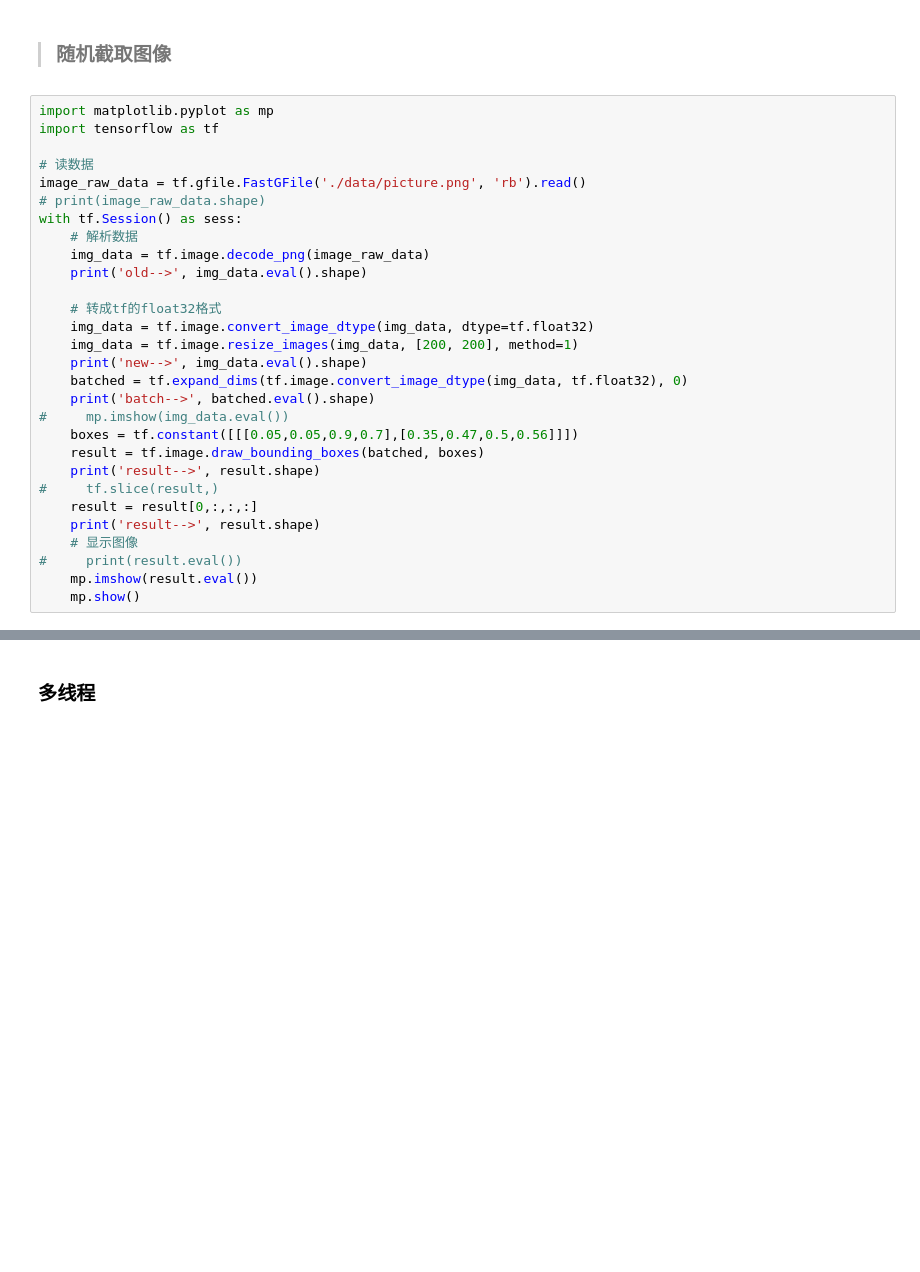
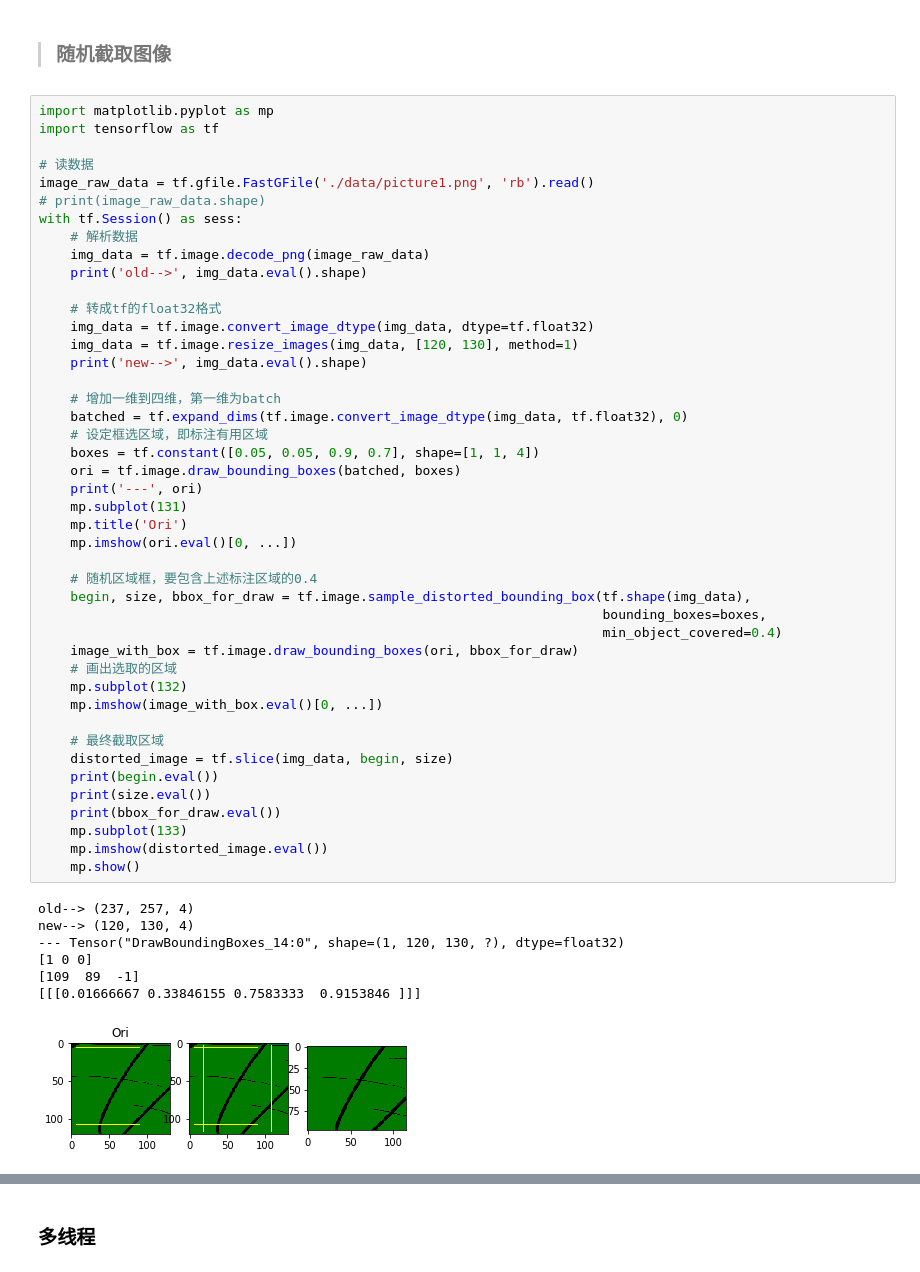
Before and after one commit to zhnin/mytensorflow, a Jupyter notebook: books/tensorflow_for_google_deep_learning/index.ipynb, the cells around one changed output, grey strips where cells are left out. Cells and saved outputs as stored; diff of their text form; blank space fills up the shorter version.

Commit message:
tensorflow
Google实战二次复习第三天
6 图像识别与卷积神经网络
7 图像数据处理

```diff
--- a/books/tensorflow_for_google_deep_learning/index.ipynb
+++ b/books/tensorflow_for_google_deep_learning/index.ipynb
@@ -1392,29 +1361,52 @@ result--> (200, 200, ?)
 # %%
 import matplotlib.pyplot as mp
 import tensorflow as tf
 
 # 读数据
-image_raw_data = tf.gfile.FastGFile('./data/picture.png', 'rb').read()
+image_raw_data = tf.gfile.FastGFile('./data/picture1.png', 'rb').read()
 # print(image_raw_data.shape)
 with tf.Session() as sess:
     # 解析数据
     img_data = tf.image.decode_png(image_raw_data)
     print('old-->', img_data.eval().shape)
 
     # 转成tf的float32格式
     img_data = tf.image.convert_image_dtype(img_data, dtype=tf.float32)
-    img_data = tf.image.resize_images(img_data, [200, 200], method=1)
+    img_data = tf.image.resize_images(img_data, [120, 130], method=1)
     print('new-->', img_data.eval().shape)
+
+    # 增加一维到四维，第一维为batch
     batched = tf.expand_dims(tf.image.convert_image_dtype(img_data, tf.float32), 0)
-    print('batch-->', batched.eval().shape)
-#     mp.imshow(img_data.eval())
-    boxes = tf.constant([[[0.05,0.05,0.9,0.7],[0.35,0.47,0.5,0.56]]])
-    result = tf.image.draw_bounding_boxes(batched, boxes)
-    print('result-->', result.shape)
-#     tf.slice(result,)
-    result = result[0,:,:,:]
-    print('result-->', result.shape)
-    # 显示图像
-#     print(result.eval())
-    mp.imshow(result.eval())
+    # 设定框选区域，即标注有用区域
+    boxes = tf.constant([0.05, 0.05, 0.9, 0.7], shape=[1, 1, 4])
+    ori = tf.image.draw_bounding_boxes(batched, boxes)
+    print('---', ori)
+    mp.subplot(131)
+    mp.title('Ori')
+    mp.imshow(ori.eval()[0, ...])
+
+    # 随机区域框，要包含上述标注区域的0.4
+    begin, size, bbox_for_draw = tf.image.sample_distorted_bounding_box(tf.shape(img_data),
+                                                                        bounding_boxes=boxes,
+                                                                        min_object_covered=0.4)
+    image_with_box = tf.image.draw_bounding_boxes(ori, bbox_for_draw)
+    # 画出选取的区域
+    mp.subplot(132)
+    mp.imshow(image_with_box.eval()[0, ...])
+
+    # 最终截取区域
+    distorted_image = tf.slice(img_data, begin, size)
+    print(begin.eval())
+    print(size.eval())
+    print(bbox_for_draw.eval())
+    mp.subplot(133)
+    mp.imshow(distorted_image.eval())
     mp.show()
+# %% [output]
+old--> (237, 257, 4)
+new--> (120, 130, 4)
+--- Tensor("DrawBoundingBoxes_14:0", shape=(1, 120, 130, ?), dtype=float32)
+[1 0 0]
+[109  89  -1]
+[[[0.01666667 0.33846155 0.7583333  0.9153846 ]]]
+[figure, added]
```
Also changed, not shown: parts of 30 cells of this notebook, 1 other file.
